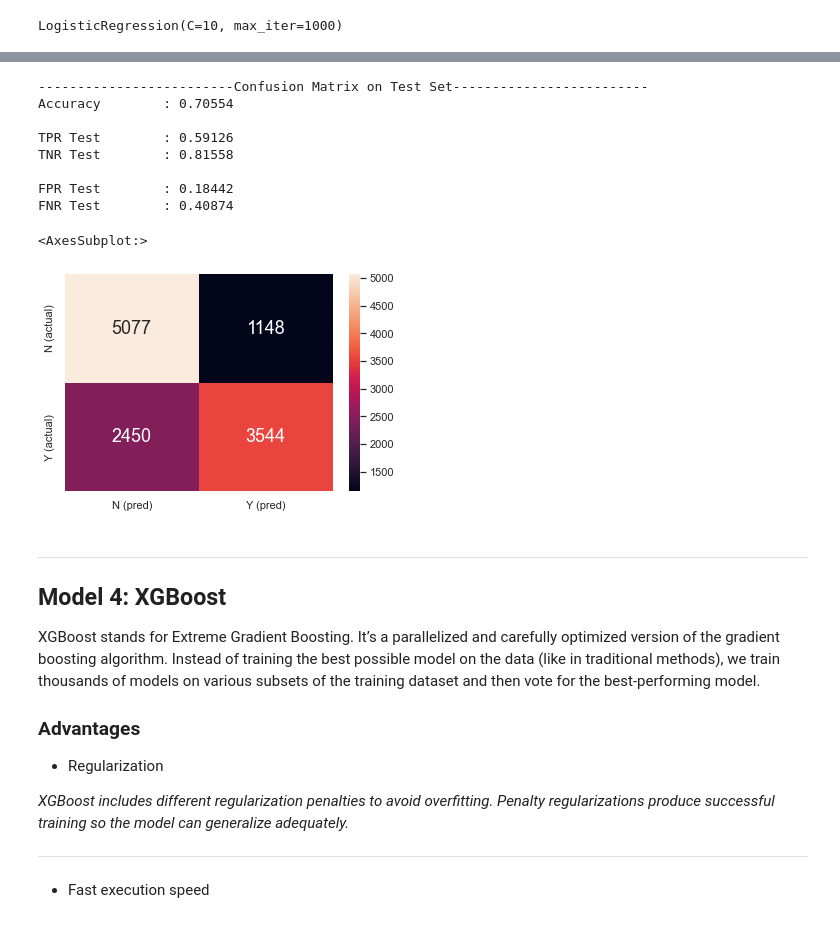
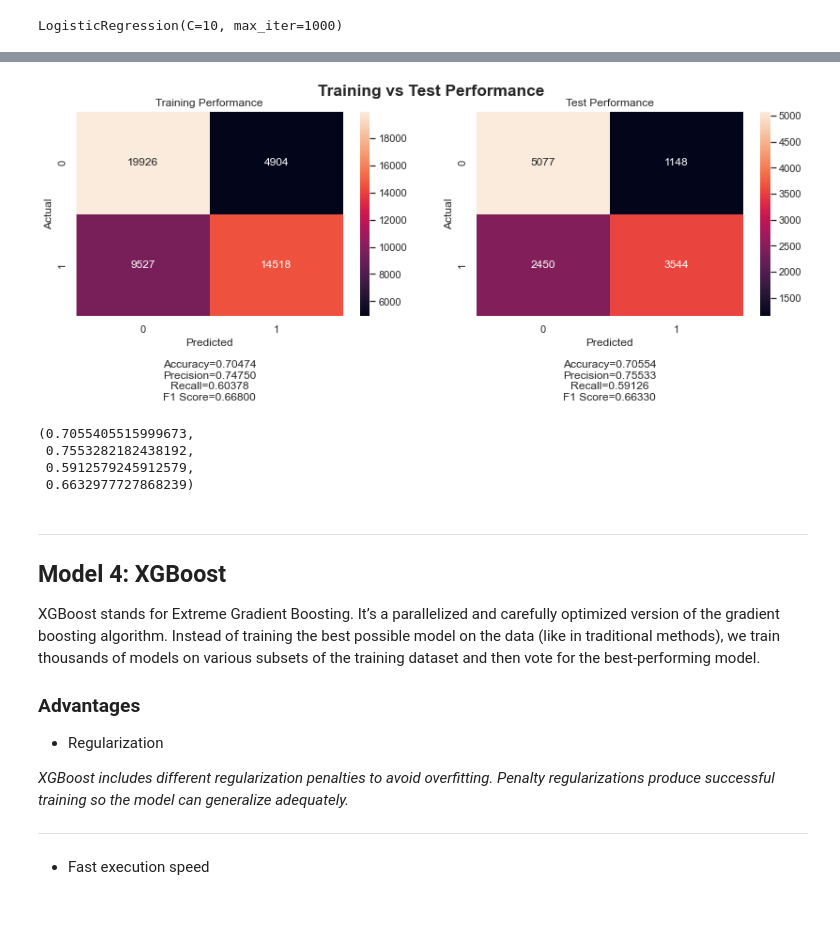
Before and after one commit to lldzlldz/Data-science-project, a Jupyter notebook: Initial_EDA.ipynb, the cells around one changed output, grey strips where cells are left out. Drawn from its saved outputs; the diff is of its cells as text; code cells hidden in the pictures.

```diff
--- a/Initial_EDA.ipynb
+++ b/Initial_EDA.ipynb
@@ -740,44 +596,14 @@ FNR Train       : 0.39622
-# %%
-y_test_pred = logr.predict(X_test)
-
-print('-'*25 + "Confusion Matrix on Test Set" + '-'*25)
-print(f"Accuracy\t: {logr.score(X_test, y_test):.5f}")
-print()
-
-accuracy, precision, recall, f1_score = test_performance(y_test, y_test_pred)
-print(f"accuracy\t: {accuracy:.5f}")
-print(f"precision\t: {precision:.5f}")
-print(f"recall   \t: {recall:.5f}")
-print(f"f1_score\t: {f1_score:.5f}")
-print()
-
-cmTest = confusion_matrix(y_test, y_test_pred)
-tpTest = cmTest[1][1]
-fpTest = cmTest[0][1]
-tnTest = cmTest[0][0]
-fnTest = cmTest[1][0]
-
-print(f"TPR Test\t: {tpTest/(tpTest + fnTest):.5f}")
-print(f"TNR Test\t: {tnTest/(tnTest + fpTest):.5f}")
-print()
-
-print(f"FPR Test\t: {fpTest/(tnTest + fpTest):.5f}")
-print(f"FNR Test\t: {fnTest/(tpTest + fnTest):.5f}")
-
-sb.heatmap(confusion_matrix(y_test, y_test_pred),
-           annot = True, fmt=".0f", annot_kws={"size": 18},
-           xticklabels=xlabels, yticklabels=ylabels)
-# %% [output]
--------------------------Confusion Matrix on Test Set-------------------------
-Accuracy        : 0.70554
-
-TPR Test        : 0.59126
-TNR Test        : 0.81558
-
-FPR Test        : 0.18442
-FNR Test        : 0.40874
-<AxesSubplot:>
-[figure, removed]
+# %%
+y_train_pred = logr.predict(X_train)
+y_test_pred = logr.predict(X_test)
+
+visualize_performance(y_train, y_train_pred, y_test, y_test_pred)
+# %% [output]
+[figure, added]
+(0.7055405515999673,
+ 0.7553282182438192,
+ 0.5912579245912579,
+ 0.6632977727868239)
 # %% [markdown]
 ---
 
```
Also changed, not shown: parts of 15 cells of this notebook.
